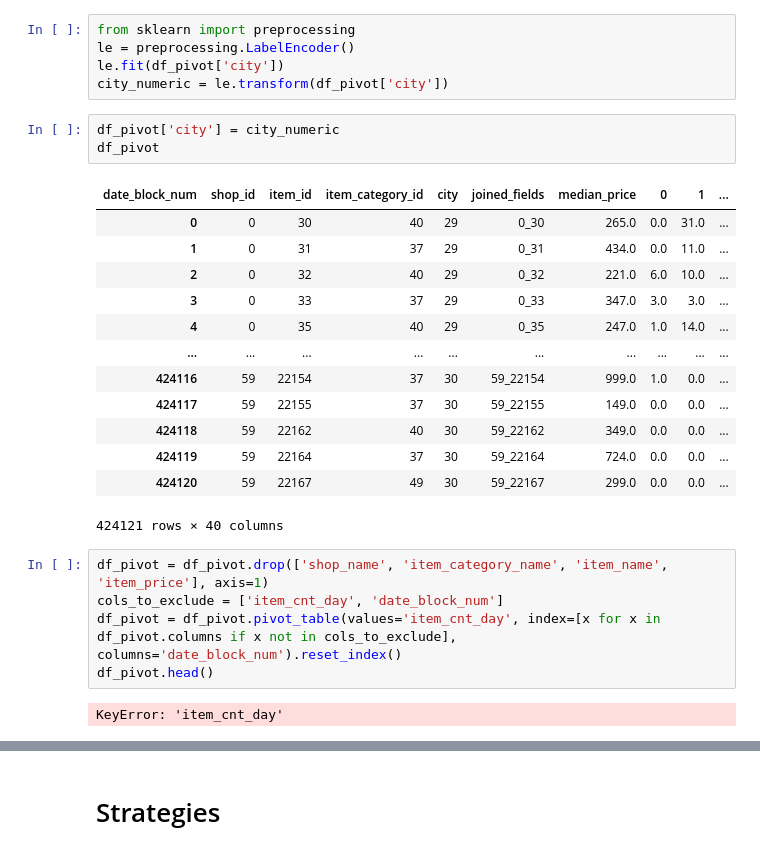
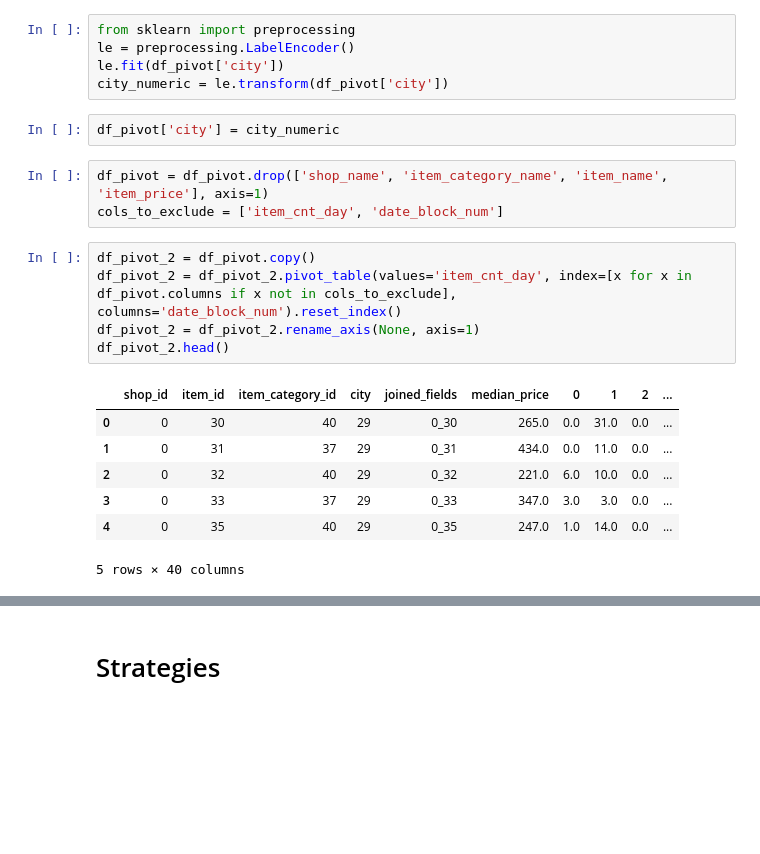
Before and after one commit to AlessandroBiagi/DataScienceProjects, a Jupyter notebook: Future_Sales/Predict_Future_Sales.ipynb, the cells around one changed output, grey strips where cells are left out. Saved outputs shown, nothing was run; the diff lists cells and outputs as text; blank space fills up the shorter version.

```diff
--- a/Future_Sales/Predict_Future_Sales.ipynb
+++ b/Future_Sales/Predict_Future_Sales.ipynb
@@ -575,25 +565,19 @@ le.fit(df_pivot['city'])
 city_numeric = le.transform(df_pivot['city'])
 # %%
 df_pivot['city'] = city_numeric
-df_pivot
-# %% [output]
-| date_block_num | shop_id | item_id | item_category_id | city | joined_fields | median_price | 0 | 1 | ... |
-| 0 | 0 | 30 | 40 | 29 | 0_30 | 265.0 | 0.0 | 31.0 | ... |
-| 1 | 0 | 31 | 37 | 29 | 0_31 | 434.0 | 0.0 | 11.0 | ... |
-| 2 | 0 | 32 | 40 | 29 | 0_32 | 221.0 | 6.0 | 10.0 | ... |
-| 3 | 0 | 33 | 37 | 29 | 0_33 | 347.0 | 3.0 | 3.0 | ... |
-| 4 | 0 | 35 | 40 | 29 | 0_35 | 247.0 | 1.0 | 14.0 | ... |
-| ... | ... | ... | ... | ... | ... | ... | ... | ... | ... |
-| 424116 | 59 | 22154 | 37 | 30 | 59_22154 | 999.0 | 1.0 | 0.0 | ... |
-| 424117 | 59 | 22155 | 37 | 30 | 59_22155 | 149.0 | 0.0 | 0.0 | ... |
-| 424118 | 59 | 22162 | 40 | 30 | 59_22162 | 349.0 | 0.0 | 0.0 | ... |
-| 424119 | 59 | 22164 | 37 | 30 | 59_22164 | 724.0 | 0.0 | 0.0 | ... |
-| 424120 | 59 | 22167 | 49 | 30 | 59_22167 | 299.0 | 0.0 | 0.0 | ... |
-424121 rows × 40 columns
+# %%
+df_pivot = df_pivot.drop(['shop_name', 'item_category_name', 'item_name', 'item_price'], axis=1)
+cols_to_exclude = ['item_cnt_day', 'date_block_num']
 # %%
-df_pivot = df_pivot.drop(['shop_name', 'item_category_name', 'item_name', 'item_price'], axis=1)
-cols_to_exclude = ['item_cnt_day', 'date_block_num']
-df_pivot = df_pivot.pivot_table(values='item_cnt_day', index=[x for x in df_pivot.columns if x not in cols_to_exclude], columns='date_block_num').reset_index()
-df_pivot.head()
+df_pivot_2 = df_pivot.copy()
+df_pivot_2 = df_pivot_2.pivot_table(values='item_cnt_day', index=[x for x in df_pivot.columns if x not in cols_to_exclude], columns='date_block_num').reset_index()
+df_pivot_2 = df_pivot_2.rename_axis(None, axis=1)
+df_pivot_2.head()
 # %% [output]
+|  | shop_id | item_id | item_category_id | city | joined_fields | median_price | 0 | 1 | 2 | ... |
+| 0 | 0 | 30 | 40 | 29 | 0_30 | 265.0 | 0.0 | 31.0 | 0.0 | ... |
+| 1 | 0 | 31 | 37 | 29 | 0_31 | 434.0 | 0.0 | 11.0 | 0.0 | ... |
+| 2 | 0 | 32 | 40 | 29 | 0_32 | 221.0 | 6.0 | 10.0 | 0.0 | ... |
+| 3 | 0 | 33 | 37 | 29 | 0_33 | 347.0 | 3.0 | 3.0 | 0.0 | ... |
+| 4 | 0 | 35 | 40 | 29 | 0_35 | 247.0 | 1.0 | 14.0 | 0.0 | ... |
-KeyError: 'item_cnt_day'
+5 rows × 40 columns
```
Also changed, not shown: parts of 22 cells of this notebook, 4 other files.
